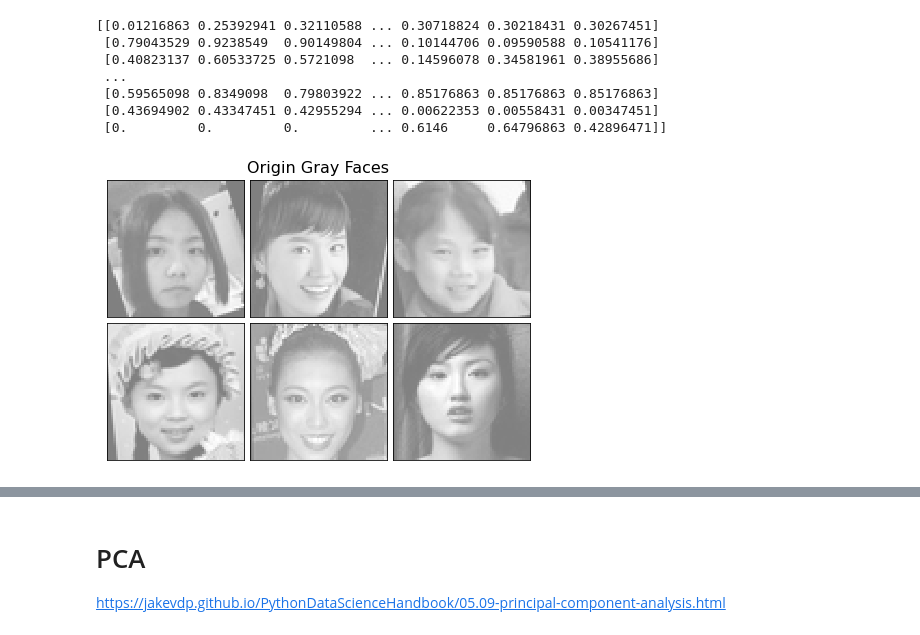
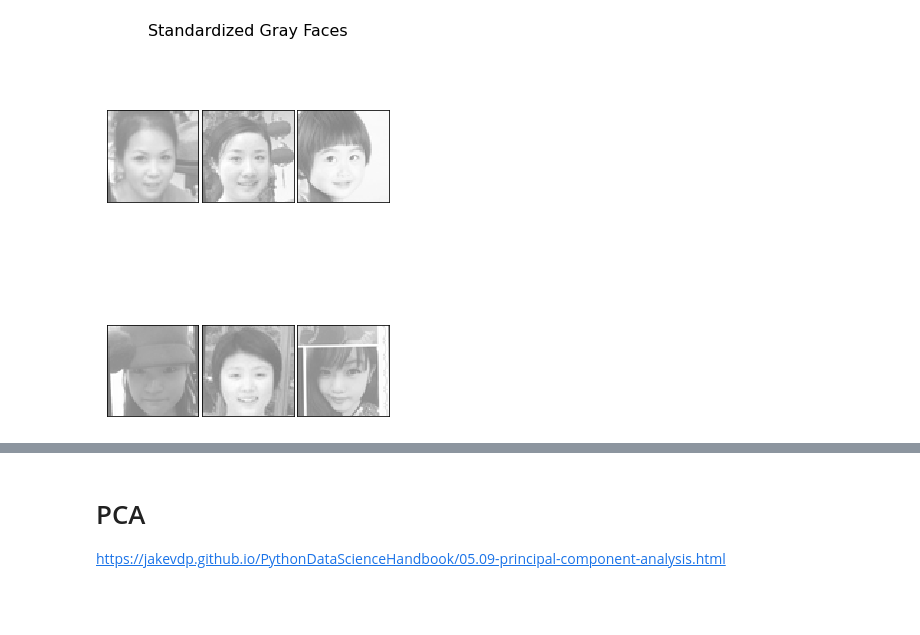
Before and after one commit to 104corp/Face-Recognition, a Jupyter notebook: Colab_NoteBooks/SVM.ipynb, the cells around one changed output, grey strips where cells are left out. Drawn from its saved outputs; the diff is of its cells as text; code cells hidden in the pictures; blank space fills up the shorter version.

```diff
--- a/Colab_NoteBooks/SVM.ipynb
+++ b/Colab_NoteBooks/SVM.ipynb
@@ -101,13 +95,7 @@ print(trainFaces.shape)
-# %%
-imgIndex = 9
-plot_gallery("Origin Gray Faces", arr[imgIndex:imgIndex + 6])
-print(trainFaces)
-# %% [output]
-[[0.01216863 0.25392941 0.32110588 ... 0.30718824 0.30218431 0.30267451]
- [0.79043529 0.9238549  0.90149804 ... 0.10144706 0.09590588 0.10541176]
- [0.40823137 0.60533725 0.5721098  ... 0.14596078 0.34581961 0.38955686]
- ...
- [0.59565098 0.8349098  0.79803922 ... 0.85176863 0.85176863 0.85176863]
- [0.43694902 0.43347451 0.42955294 ... 0.00622353 0.00558431 0.00347451]
- [0.         0.         0.         ... 0.6146     0.64796863 0.42896471]]
-[figure, removed]
+# %%
+standardized_img_data = standardized_img_list(origin_img_data, standardize_image_shape)
+# %%
+plotIndex = 1
+plot_gallery("Standardized Gray Faces", standardized_img_data[plotIndex:plotIndex + 6], n_col = 3, n_row = 2)
+# %% [output]
+[figure, added]
```
Also changed, not shown: parts of 26 cells of this notebook.
